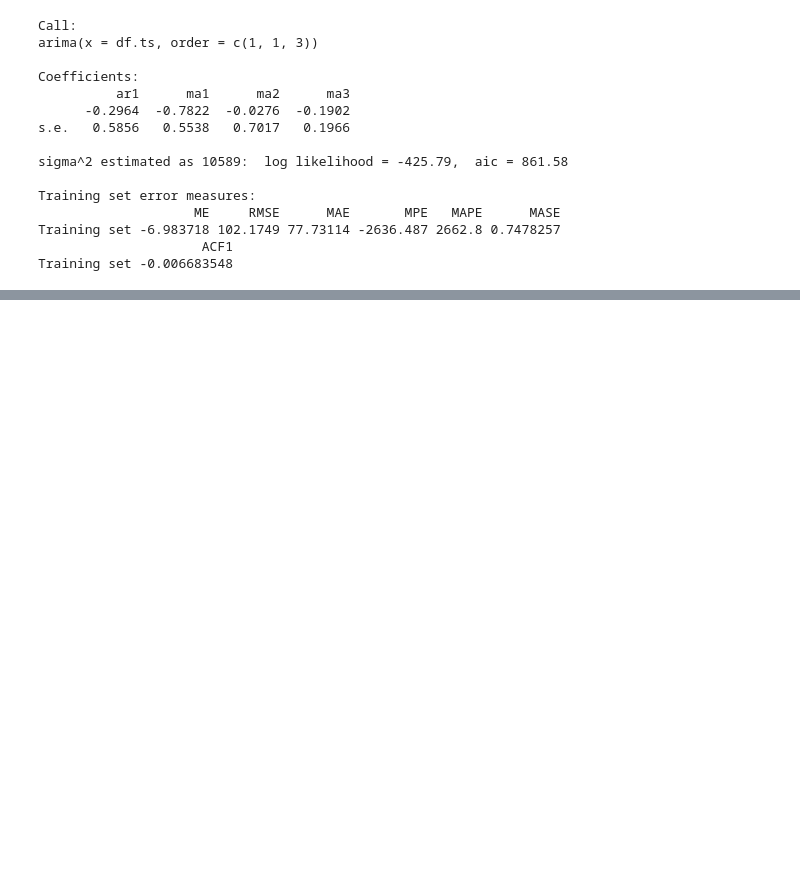
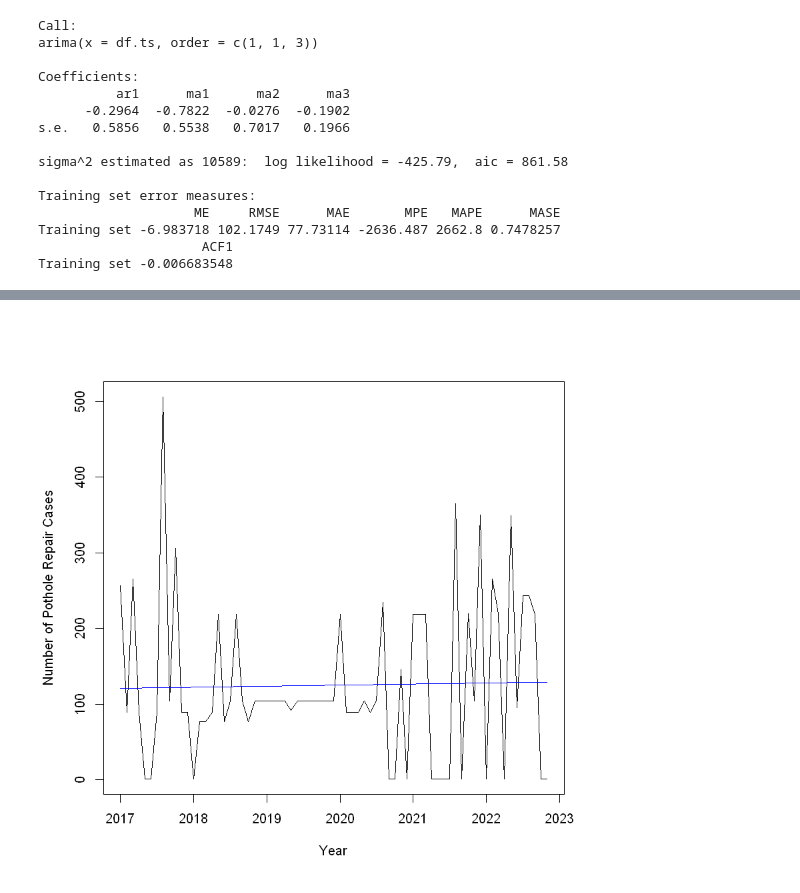
Before and after one commit to hjyoon16/ADS506-Team1, a Jupyter notebook: Project_Grigor_Tashchyan.ipynb, the cells around one changed output, grey strips where cells are left out. Cells and saved outputs as stored; diff of their text form; code cells hidden in the pictures; blank space fills up the shorter version.

```diff
--- a/Project_Grigor_Tashchyan.ipynb
+++ b/Project_Grigor_Tashchyan.ipynb
@@ -174,0 +262,6 @@ autoplot(df.ts, series = "Actual") +autolayer(FW.ma, series ="MovingAvg") + them
+# %%
+df_lr <- tslm(df.ts ~ trend)
+plot(df.ts, xlab = "Year", ylab = "Number of Pothole Repair Cases")
+lines(df_lr$fitted.values, col = "blue")
+# %% [output]
+[figure, added]
```
Also changed, not shown: parts of 10 cells of this notebook.
